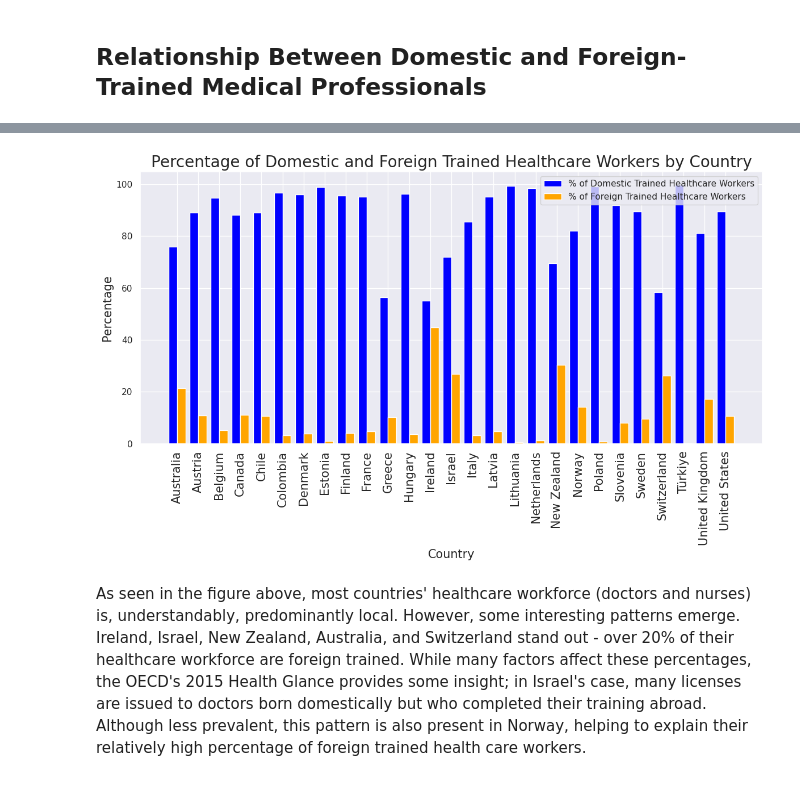
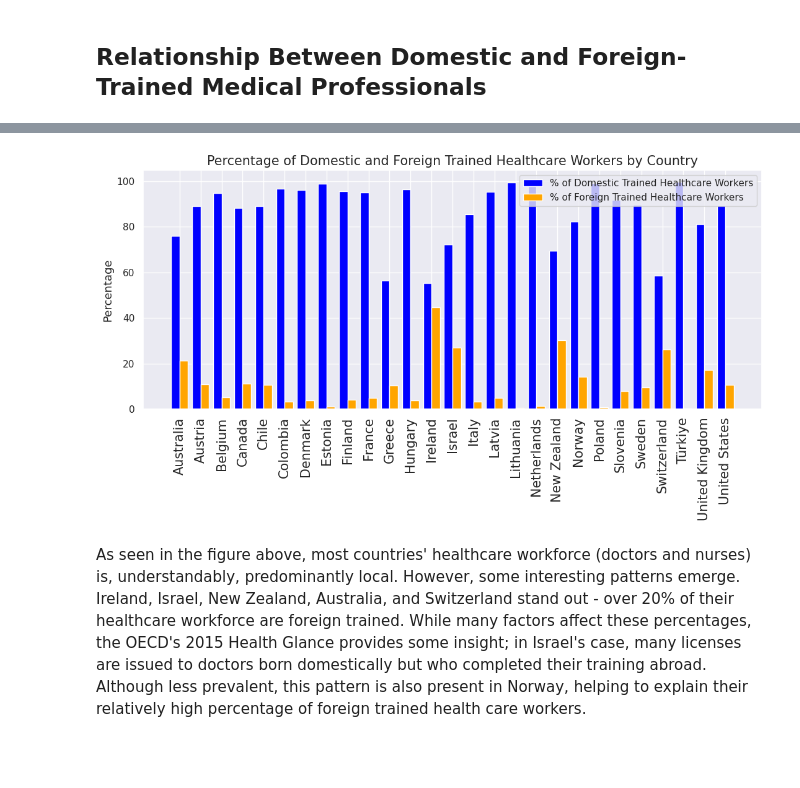
Before and after one commit to wren17/ECON323-Project, a Jupyter notebook: ECON323-FinalProject.ipynb, the cells around one changed output, grey strips where cells are left out. Cells and saved outputs as stored; diff of their text form; code cells hidden in the pictures; blank space fills up the shorter version.

```diff
--- a/ECON323-FinalProject.ipynb
+++ b/ECON323-FinalProject.ipynb
@@ -619,28 +631,16 @@ A 1% increase in per capita health spending gives a 0.02 percentile point increa
 #sum domestic trained doctors and nurses, divide by total
 worker_migr['%_of_domestic_trained_healthcare_workers'] = (
     (worker_migr['Domestically-trained doctors'] + worker_migr['Domestically-trained nurses']) /
-    (worker_migr['Total number of doctors'] + worker_migr['Total number of nurses'])
-) * 100
+    (worker_migr['Total number of doctors'] + worker_migr['Total number of nurses'])) * 100
 
 worker_migr['%_of_foreign_trained_healthcare_workers'] = (
     (worker_migr['Foreign-trained doctors - Stock'] + worker_migr['Foreign-trained nurses - Stock']) /
-    (worker_migr['Total number of doctors'] + worker_migr['Total number of nurses'])
-) * 100
+    (worker_migr['Total number of doctors'] + worker_migr['Total number of nurses'])) * 100
 
-
-#worker_migr['%_of_workers_unknown_training'] = 100 - (worker_migr['%_of_foreign_trained_healthcare_workers']\
-                                                    #+ worker_migr['%_of_domestic_trained_healthcare_workers'])
-
-
-# Reset index
-worker_migr= worker_migr.reset_index()
+worker_migr = worker_migr.reset_index()
 # %%
 worker_migr_to_plot = worker_migr[['Country', 'Year', '%_of_domestic_trained_healthcare_workers',
-                                    '%_of_foreign_trained_healthcare_workers']] \
-                        .groupby('Country') \
-                        .mean() \
-                        .dropna() \
-                        .reset_index()
+                                    '%_of_foreign_trained_healthcare_workers']].groupby('Country').mean().dropna().reset_index()
 
 worker_migr_to_plot.head()
 # %% [output]
@@ -653,28 +653,27 @@ worker_migr_to_plot.head()
 # %%
 bar_width = 0.4
 
 # bar positions
 r1 = np.arange(len(worker_migr_to_plot['Country']))
 r2 = [x + bar_width for x in r1]
 
-plt.figure(figsize=(12, 7.5))
+plt.figure(figsize=(11, 6.25))
 
 #domestic healthcare workers
 plt.bar(r1, worker_migr_to_plot['%_of_domestic_trained_healthcare_workers'], color='blue', width=bar_width, label='% of Domestic Trained Healthcare Workers')
 
 #foreign healthcare workers
 plt.bar(r2, worker_migr_to_plot['%_of_foreign_trained_healthcare_workers'], color='orange', width=bar_width, label='% of Foreign Trained Healthcare Workers')
 
 plt.xticks([r + bar_width/2 for r in range(len(worker_migr_to_plot['Country']))], worker_migr_to_plot['Country'], rotation=90, size = 15)
 
-plt.xlabel('Country', size = 15)
-plt.ylabel('Percentage', size = 15)
-plt.title('Percentage of Domestic and Foreign Trained Healthcare Workers by Country', size = 20)
+plt.ylabel('Percentage', size = 13)
+plt.title('Percentage of Domestic and Foreign Trained Healthcare Workers by Country', size = 15)
 plt.legend()
 plt.tight_layout()
 plt.show()
 # %% [output]
-[figure, old version]
+[figure, new version]
 # %% [markdown]
 As seen in the figure above, most countries' healthcare workforce (doctors and nurses) is, understandably, predominantly local. However, some interesting patterns emerge. Ireland, Israel, New Zealand, Australia, and Switzerland stand out - over 20% of their healthcare workforce are foreign trained. While many factors affect these percentages, the OECD's 2015 Health Glance provides some insight; in Israel's case, many licenses are issued to doctors born domestically but who completed their training abroad. Although less prevalent, this pattern is also present in Norway, helping to explain their relatively high percentage of foreign trained health care workers.
 
```
Also changed, not shown: parts of 19 cells of this notebook.
